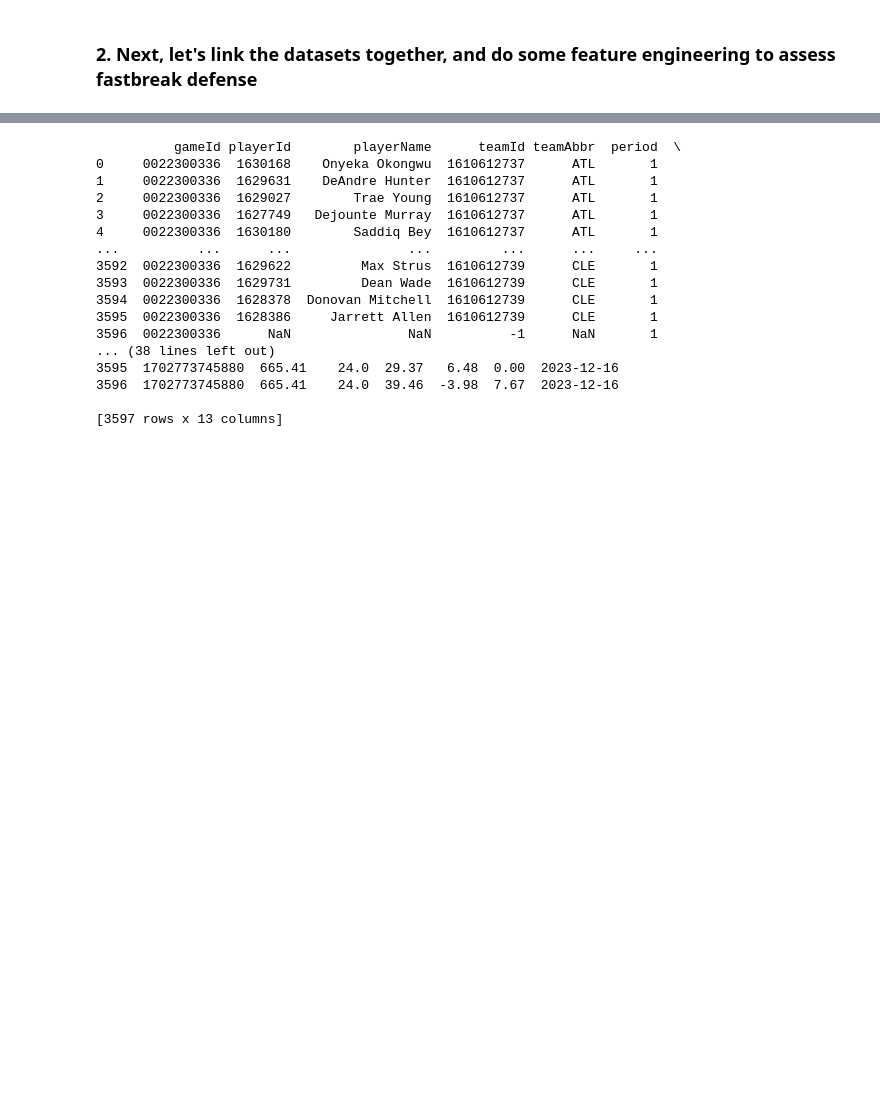
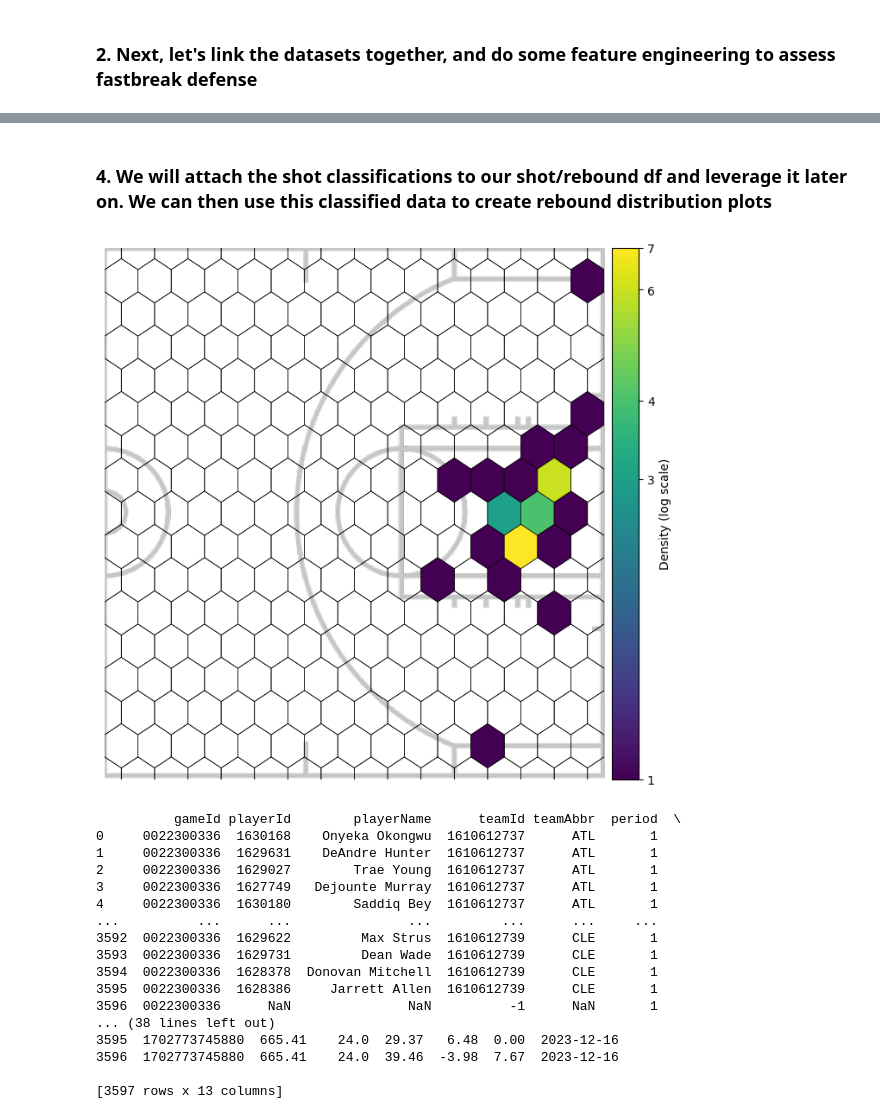
Before and after one commit to dkStephanos/TrueImpactShotCharts, a Jupyter notebook: notebooks/create_shot_charts.ipynb, the cells around one changed output, grey strips where cells are left out. Saved outputs shown, nothing was run; the diff lists cells and outputs as text; code cells hidden in the pictures; blank space fills up the shorter version.

```diff
--- a/notebooks/create_shot_charts.ipynb
+++ b/notebooks/create_shot_charts.ipynb
@@ -47,3 +52,13 @@ VisUtil.plot_shots_and_regions(shot_rebound_classified_df)
+# %% [markdown]
+### 4. We will attach the shot classifications to our shot/rebound df and leverage it later on. We can then use this classified data to create rebound distribution plots
+# %%
+# We use hexbin plots to create probabilty mappings for rebounds based on where the shot originates from
+hexbin_region_data_df = StatsUtil.generate_region_hexbin_data(shot_rebound_classified_df, ShotRegionUtil.regions)
+
+# Here is what that distribution looks like across all regions
+VisUtil.plot_court_hexmap(shot_rebound_classified_df, 'rebound_x', 'rebound_y')
+# %% [output]
+[figure, added]
 # %%
 shot_rebound_classified_df = pd.read_csv('./../data/results/shot_rebound_classified.csv')
 hexbin_region_data_df = pd.read_csv('./../data/results/rebound_hexmap_distributions.csv')
```
Also changed, not shown: parts of 9 cells of this notebook.
